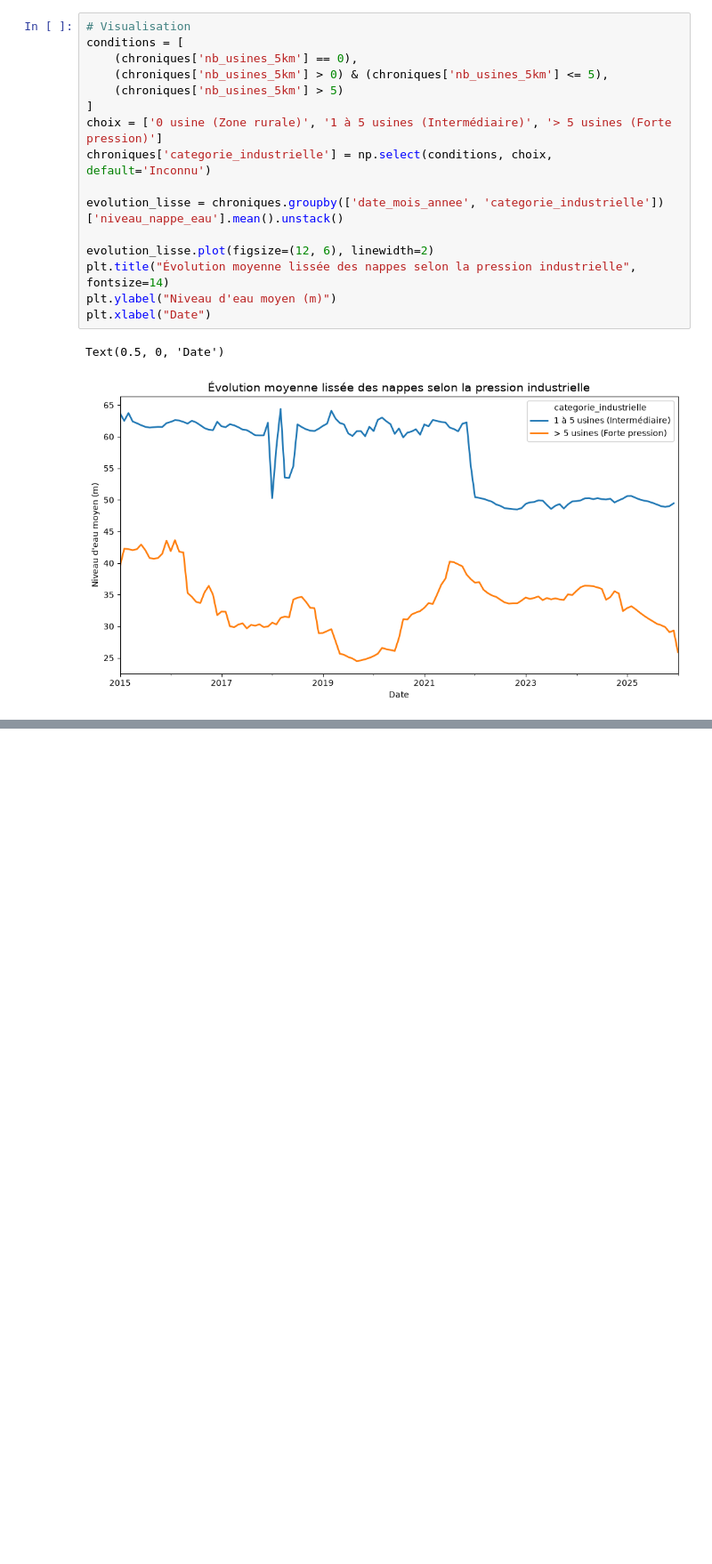
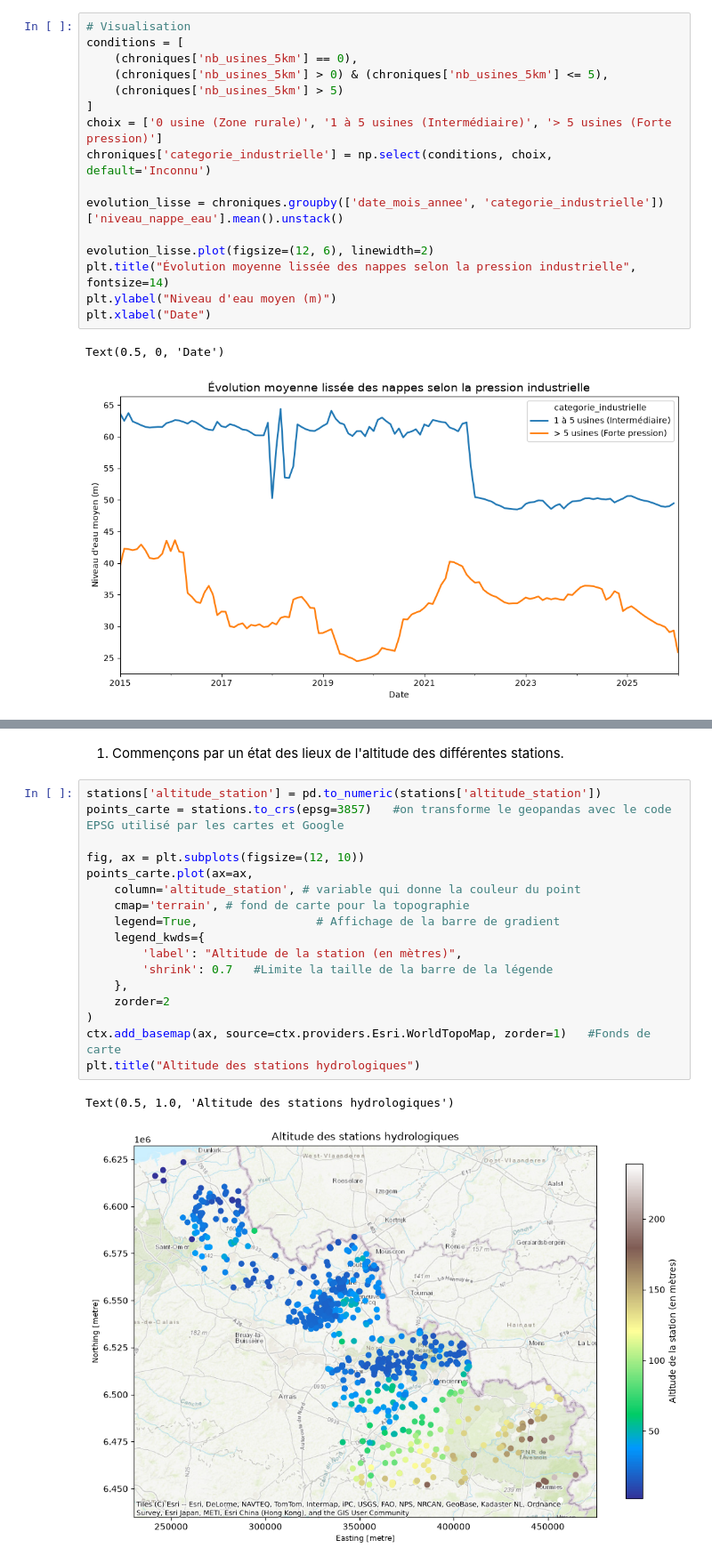
Before and after one commit to Nathan-de-J/PYDS, a Jupyter notebook: website/code/index_nathan.ipynb, the cells around one changed output, grey strips where cells are left out. Shown at 89% size. Drawn from its saved outputs; the diff is of its cells as text; blank space fills up the shorter version.

Commit message:
Avancée partie altitude et  géologie

```diff
--- a/website/code/index_nathan.ipynb
+++ b/website/code/index_nathan.ipynb
@@ -322,0 +340,22 @@ Text(0.5, 0, 'Date')
+# %% [markdown]
+1. Commençons par un état des lieux de l'altitude des différentes stations.
+# %%
+stations['altitude_station'] = pd.to_numeric(stations['altitude_station'])
+points_carte = stations.to_crs(epsg=3857)   #on transforme le geopandas avec le code EPSG utilisé par les cartes et Google
+
+fig, ax = plt.subplots(figsize=(12, 10))
+points_carte.plot(ax=ax,
+    column='altitude_station', # variable qui donne la couleur du point
+    cmap='terrain', # fond de carte pour la topographie
+    legend=True,                 # Affichage de la barre de gradient
+    legend_kwds={
+        'label': "Altitude de la station (en mètres)",
+        'shrink': 0.7   #Limite la taille de la barre de la légende
+    },
+    zorder=2
+)
+ctx.add_basemap(ax, source=ctx.providers.Esri.WorldTopoMap, zorder=1)   #Fonds de carte
+plt.title("Altitude des stations hydrologiques")
+# %% [output]
+Text(0.5, 1.0, 'Altitude des stations hydrologiques')
+[figure, added]
```
Also changed, not shown: parts of 15 cells of this notebook.
